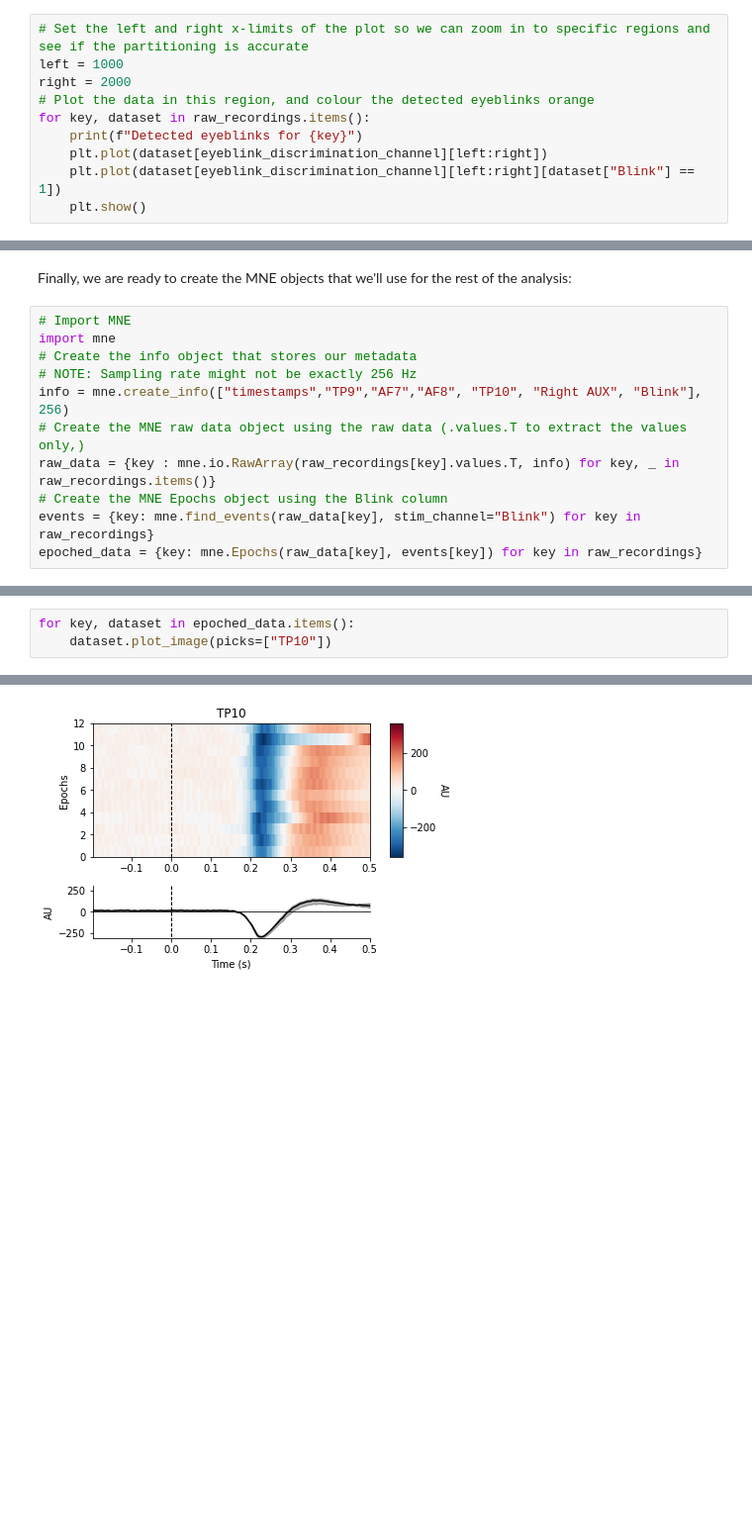
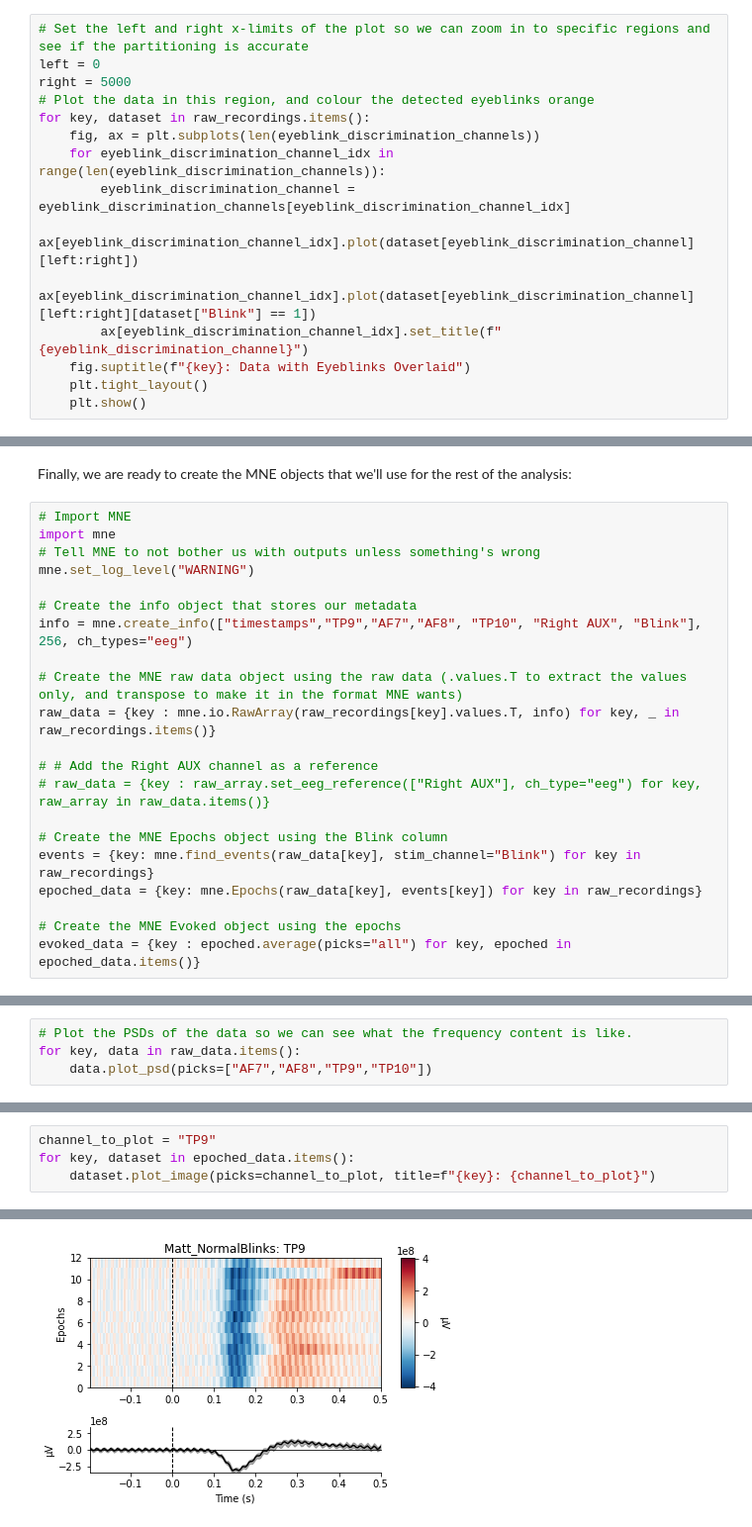
Before and after one commit to MACtion-Potential/weeping-angel, a Jupyter notebook: EyeBlink_Detection.ipynb, the cells around one changed output, grey strips where cells are left out. Shown at 99% size. Drawn from its saved outputs; the diff is of its cells as text; blank space fills up the shorter version.

```diff
--- a/EyeBlink_Detection.ipynb
+++ b/EyeBlink_Detection.ipynb
@@ -109,12 +135,17 @@ Now, we can plot the eyeblinks to see if we labelled the data properly with blin
 It looks like we did, so now we can count on the "Blink" column of our dataset to tell us whether a particular time point is during a blink or not.
 # %%
 # Set the left and right x-limits of the plot so we can zoom in to specific regions and see if the partitioning is accurate
-left = 1000
-right = 2000
+left = 0
+right = 5000
 # Plot the data in this region, and colour the detected eyeblinks orange
 for key, dataset in raw_recordings.items():
-    print(f"Detected eyeblinks for {key}")
-    plt.plot(dataset[eyeblink_discrimination_channel][left:right])
-    plt.plot(dataset[eyeblink_discrimination_channel][left:right][dataset["Blink"] == 1])
+    fig, ax = plt.subplots(len(eyeblink_discrimination_channels))
+    for eyeblink_discrimination_channel_idx in range(len(eyeblink_discrimination_channels)):
+        eyeblink_discrimination_channel = eyeblink_discrimination_channels[eyeblink_discrimination_channel_idx]
+        ax[eyeblink_discrimination_channel_idx].plot(dataset[eyeblink_discrimination_channel][left:right])
+        ax[eyeblink_discrimination_channel_idx].plot(dataset[eyeblink_discrimination_channel][left:right][dataset["Blink"] == 1])
+        ax[eyeblink_discrimination_channel_idx].set_title(f"{eyeblink_discrimination_channel}")
+    fig.suptitle(f"{key}: Data with Eyeblinks Overlaid")
+    plt.tight_layout()
     plt.show()
 # %% [output]
@@ -129,11 +159,21 @@ Finally, we are ready to create the MNE objects that we'll use for the rest of t
 # %%
 # Import MNE
 import mne
+# Tell MNE to not bother us with outputs unless something's wrong
+mne.set_log_level("WARNING")
+
 # Create the info object that stores our metadata
-# NOTE: Sampling rate might not be exactly 256 Hz
-info = mne.create_info(["timestamps","TP9","AF7","AF8", "TP10", "Right AUX", "Blink"], 256)
-# Create the MNE raw data object using the raw data (.values.T to extract the values only,)
+info = mne.create_info(["timestamps","TP9","AF7","AF8", "TP10", "Right AUX", "Blink"], 256, ch_types="eeg")
+
+# Create the MNE raw data object using the raw data (.values.T to extract the values only, and transpose to make it in the format MNE wants)
 raw_data = {key : mne.io.RawArray(raw_recordings[key].values.T, info) for key, _ in raw_recordings.items()}
+
+# # Add the Right AUX channel as a reference
+# raw_data = {key : raw_array.set_eeg_reference(["Right AUX"], ch_type="eeg") for key, raw_array in raw_data.items()}
+
 # Create the MNE Epochs object using the Blink column
 events = {key: mne.find_events(raw_data[key], stim_channel="Blink") for key in raw_recordings}
 epoched_data = {key: mne.Epochs(raw_data[key], events[key]) for key in raw_recordings}
+
+# Create the MNE Evoked object using the epochs
+evoked_data = {key : epoched.average(picks="all") for key, epoched in epoched_data.items()}
@@ -159,0 +184,4 @@ Lets visualize the epochs and see if we can notice any patterns in the averaged-
+# %%
+# Plot the PSDs of the data so we can see what the frequency content is like.
+for key, data in raw_data.items():
+    data.plot_psd(picks=["AF7","AF8","TP9","TP10"])
@@ -160,4 +201,5 @@ Lets visualize the epochs and see if we can notice any patterns in the averaged-
 # %%
+channel_to_plot = "TP9"
 for key, dataset in epoched_data.items():
-    dataset.plot_image(picks=["TP10"])
+    dataset.plot_image(picks=channel_to_plot, title=f"{key}: {channel_to_plot}")
 # %% [output]
@@ -172 +206 @@ No baseline correction applied
-[figure, old version]
+[figure, new version]
```
Also changed, not shown: parts of 23 cells of this notebook, 2 other files.
